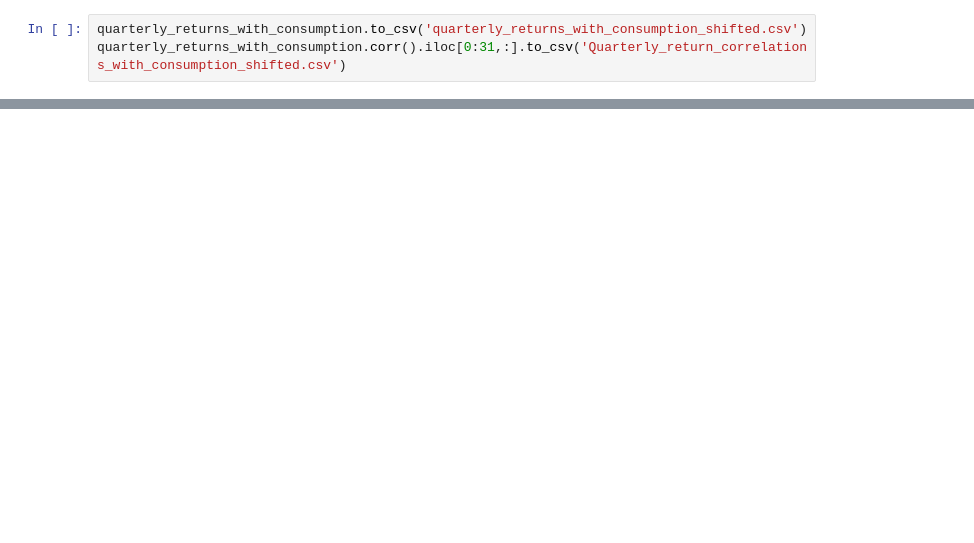
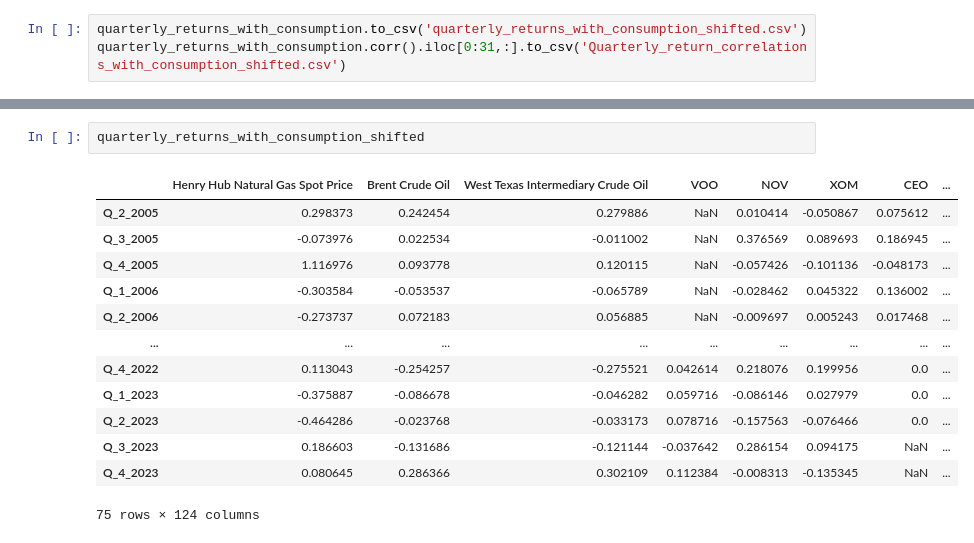
Before and after one commit to maclarenscott/Citadel_Datathon_Spring_Team13, a Jupyter notebook: datathon_stock_price_analysis.ipynb, the cells around one changed output, grey strips where cells are left out. Saved outputs shown, nothing was run; the diff lists cells and outputs as text; blank space fills up the shorter version.

```diff
--- a/datathon_stock_price_analysis.ipynb
+++ b/datathon_stock_price_analysis.ipynb
@@ -202,0 +374,16 @@ regression_data[:,0]
+# %%
+quarterly_returns_with_consumption_shifted
+# %% [output]
+|  | Henry Hub Natural Gas Spot Price | Brent Crude Oil | West Texas Intermediary Crude Oil | VOO | NOV | XOM | CEO | ... |
+| Q_2_2005 | 0.298373 | 0.242454 | 0.279886 | NaN | 0.010414 | -0.050867 | 0.075612 | ... |
+| Q_3_2005 | -0.073976 | 0.022534 | -0.011002 | NaN | 0.376569 | 0.089693 | 0.186945 | ... |
+| Q_4_2005 | 1.116976 | 0.093778 | 0.120115 | NaN | -0.057426 | -0.101136 | -0.048173 | ... |
+| Q_1_2006 | -0.303584 | -0.053537 | -0.065789 | NaN | -0.028462 | 0.045322 | 0.136002 | ... |
+| Q_2_2006 | -0.273737 | 0.072183 | 0.056885 | NaN | -0.009697 | 0.005243 | 0.017468 | ... |
+| ... | ... | ... | ... | ... | ... | ... | ... | ... |
+| Q_4_2022 | 0.113043 | -0.254257 | -0.275521 | 0.042614 | 0.218076 | 0.199956 | 0.0 | ... |
+| Q_1_2023 | -0.375887 | -0.086678 | -0.046282 | 0.059716 | -0.086146 | 0.027979 | 0.0 | ... |
+| Q_2_2023 | -0.464286 | -0.023768 | -0.033173 | 0.078716 | -0.157563 | -0.076466 | 0.0 | ... |
+| Q_3_2023 | 0.186603 | -0.131686 | -0.121144 | -0.037642 | 0.286154 | 0.094175 | NaN | ... |
+| Q_4_2023 | 0.080645 | 0.286366 | 0.302109 | 0.112384 | -0.008313 | -0.135345 | NaN | ... |
+75 rows × 124 columns
```
Also changed, not shown: parts of 17 cells of this notebook.
